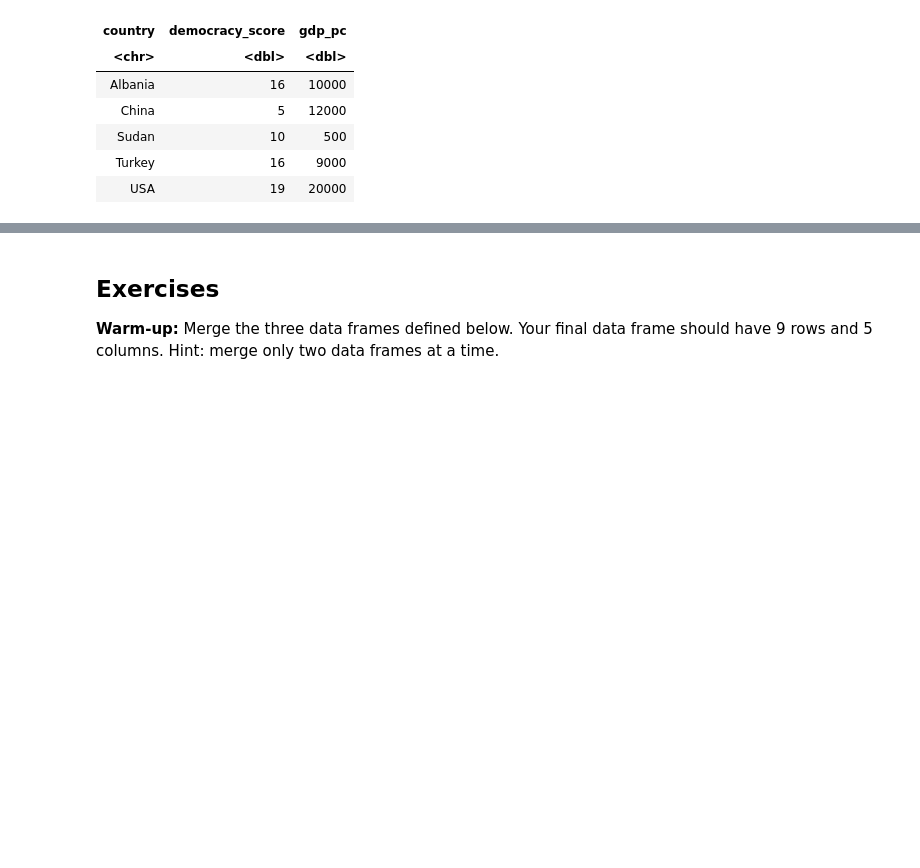
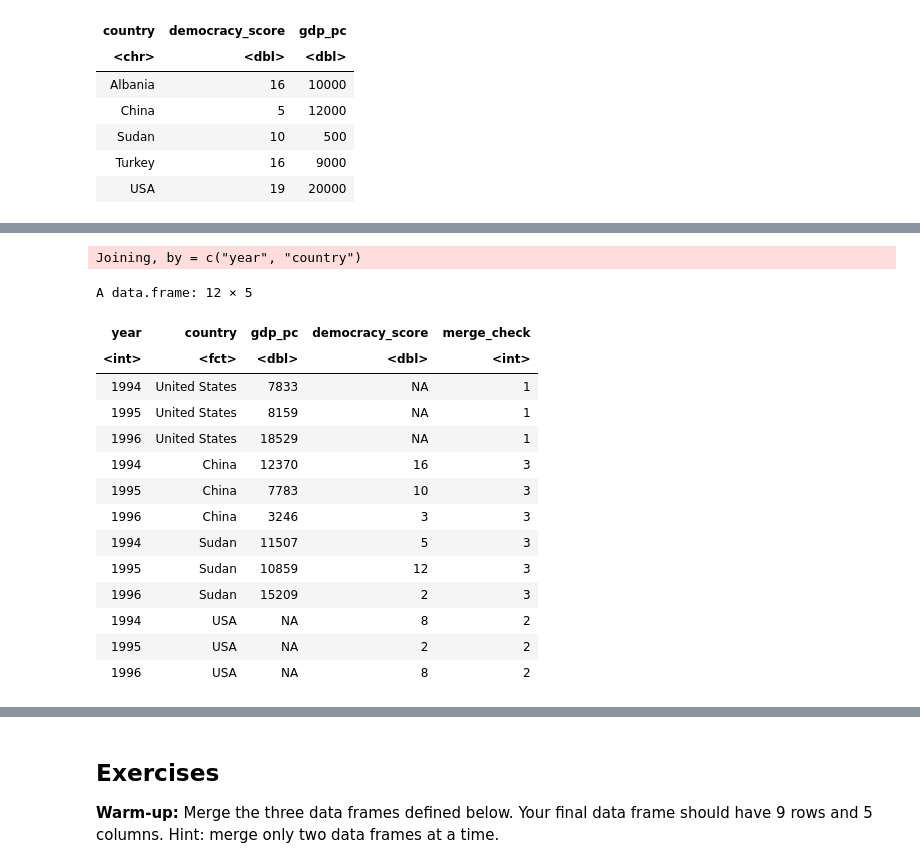
Before and after one commit to nickeubank/cm4ss, a Jupyter notebook: docs/html/.doctrees/nbsphinx/merging_appending.ipynb, the cells around one changed output, grey strips where cells are left out. Drawn from its saved outputs; the diff is of its cells as text; code cells hidden in the pictures; blank space fills up the shorter version.

```diff
--- a/docs/html/.doctrees/nbsphinx/merging_appending.ipynb
+++ b/docs/html/.doctrees/nbsphinx/merging_appending.ipynb
@@ -242,0 +266,7 @@ A data.frame: 9 × 4
+# %%
+# Generate toy dataset 2:
+econ <- data.frame(
+    expand.grid(year = 1994:1996, country = c("United States", "China", "Sudan")),
+    gdp_pc = round(runif(9, 1000, 20000), 0)
+    )
+econ
@@ -337,0 +394,25 @@ A data.frame: 22 × 2
+# %%
+# Do our merge with US problem
+# as an outer ("full") merge.
+# `gen="_merge"` will now add a column
+# to our data with diagnostic info.
+merged_data <- join(econ, demo, on = c("country", "year"),
+                    kind = "full", gen = "merge_check")
+merged_data
+# %% [output]
+Joining, by = c("year", "country")
+A data.frame: 12 × 5
+| year | country | gdp_pc | democracy_score | merge_check |
+| <int> | <fct> | <dbl> | <dbl> | <int> |
+| 1994 | United States | 7833 | NA | 1 |
+| 1995 | United States | 8159 | NA | 1 |
+| 1996 | United States | 18529 | NA | 1 |
+| 1994 | China | 12370 | 16 | 3 |
+| 1995 | China | 7783 | 10 | 3 |
+| 1996 | China | 3246 | 3 | 3 |
+| 1994 | Sudan | 11507 | 5 | 3 |
+| 1995 | Sudan | 10859 | 12 | 3 |
+| 1996 | Sudan | 15209 | 2 | 3 |
+| 1994 | USA | NA | 8 | 2 |
+| 1995 | USA | NA | 2 | 2 |
+| 1996 | USA | NA | 8 | 2 |
```
Also changed, not shown: parts of 64 cells of this notebook, 37 other files.
